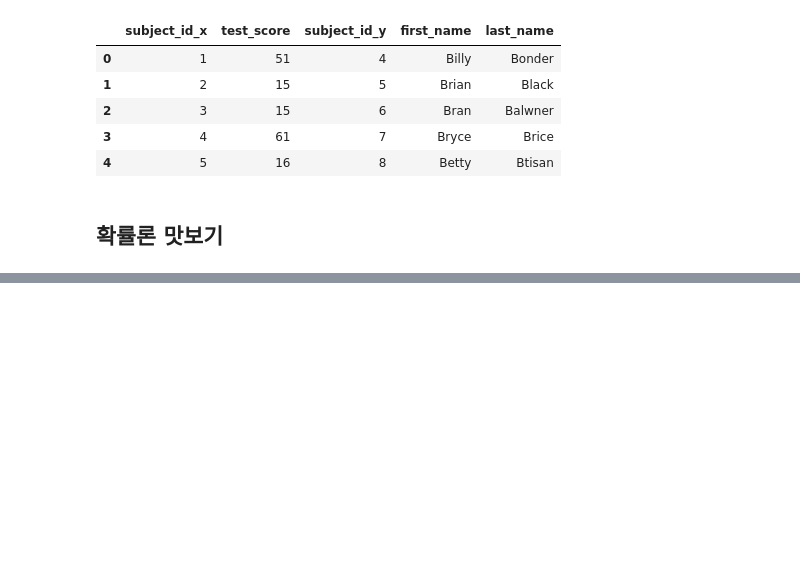
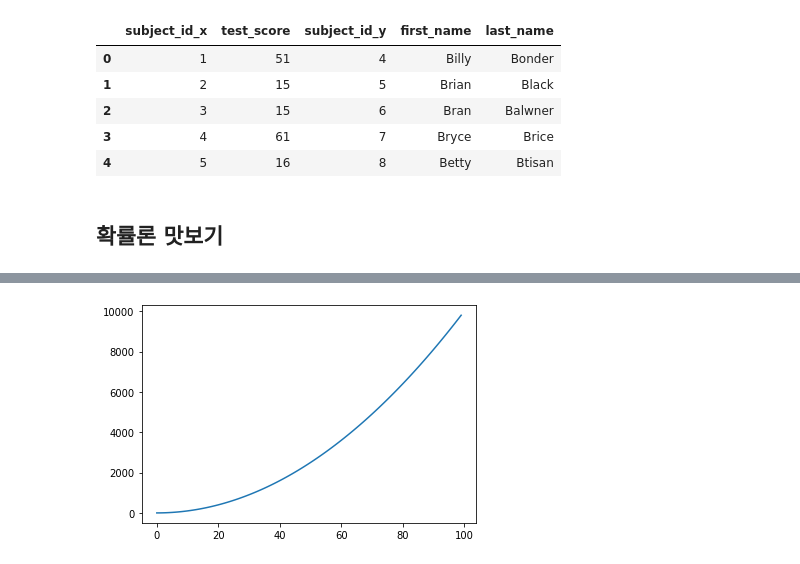
Before and after one commit to JaeHong-Park987/studying, a Jupyter notebook: 9기/4주차/기초튼튼, 수학튼튼.ipynb, the cells around one changed output, grey strips where cells are left out. Drawn from its saved outputs; the diff is of its cells as text; code cells hidden in the pictures; blank space fills up the shorter version.

```diff
--- a/9기/4주차/기초튼튼, 수학튼튼.ipynb
+++ b/9기/4주차/기초튼튼, 수학튼튼.ipynb
@@ -1620,0 +1678,7 @@ pd.merge(df_a, df_b, right_index = True, left_index = True)
+# %%
+X = range(100)
+Y = [value**2 for value in X]
+plt.plot(X, Y)
+plt.show()
+# %% [output]
+[figure, added]
```
Also changed, not shown: parts of 40 cells of this notebook.
